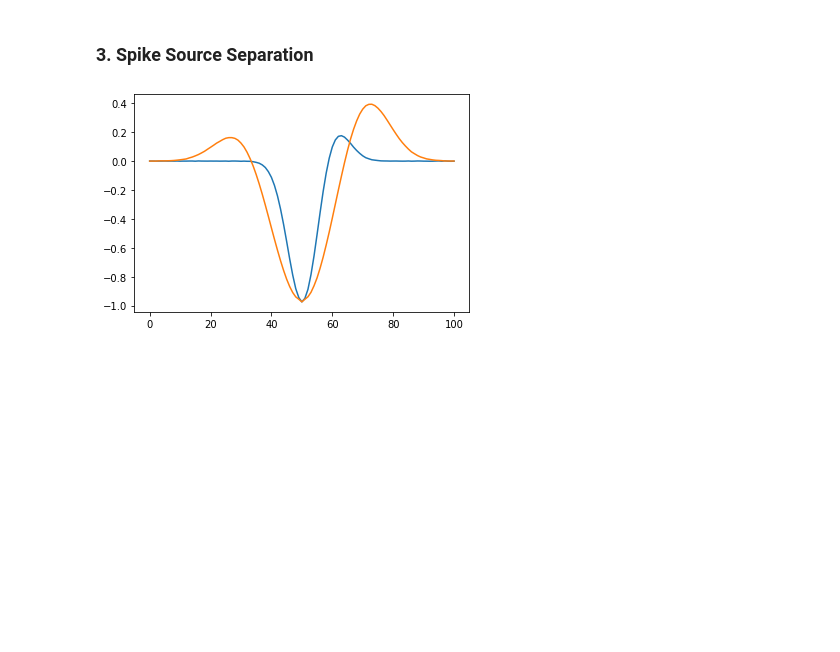
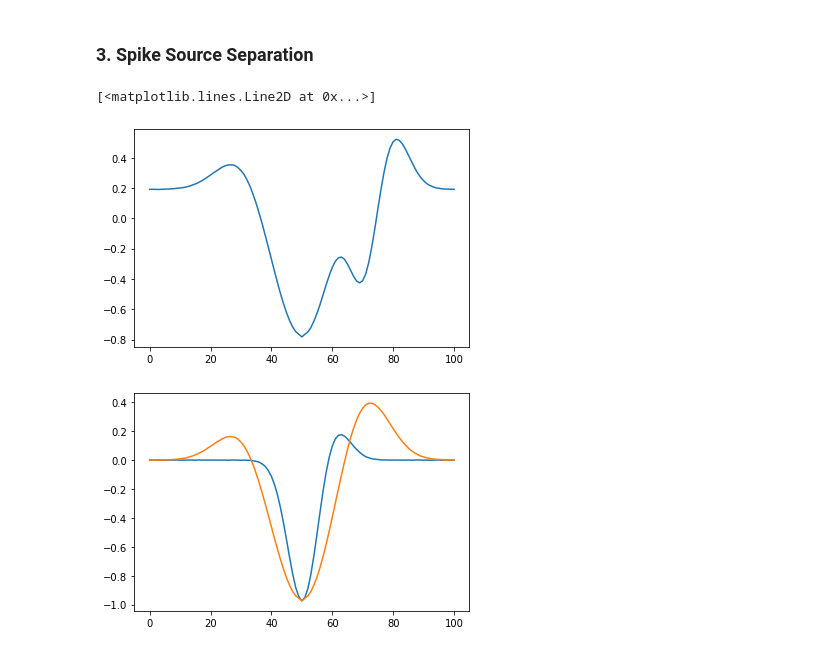
Before and after one commit to ryanhammonds/explorations, a Jupyter notebook: spike_collisions.ipynb, the cells around one changed output. Saved outputs shown, nothing was run; the diff lists cells and outputs as text; code cells hidden in the pictures; blank space fills up the shorter version.

```diff
--- a/spike_collisions.ipynb
+++ b/spike_collisions.ipynb
@@ -140,2 +124,8 @@ plt.legend()
 # %% [markdown]
 ### 3. Spike Source Separation
+# %%
+# Lets start with a single combined spike
+plt.plot(spikes_mean[0])
+# %% [output]
+[<matplotlib.lines.Line2D at 0x...>]
+[figure, added]
```
Also changed, not shown: parts of 9 cells of this notebook.
